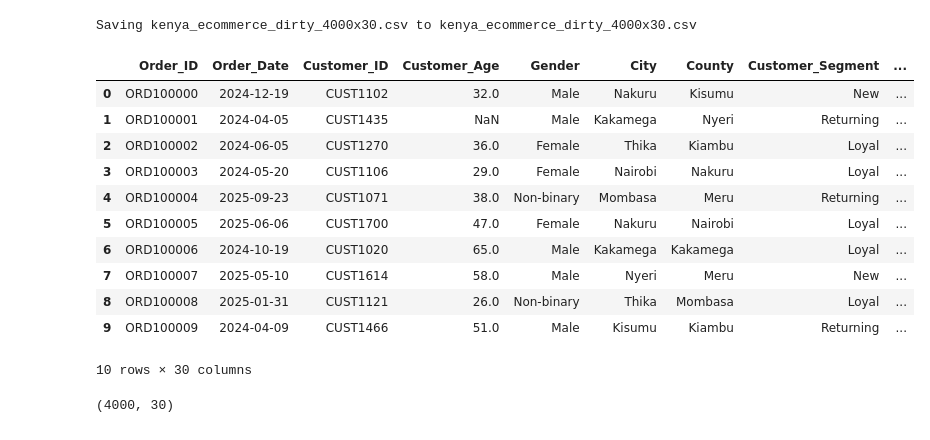
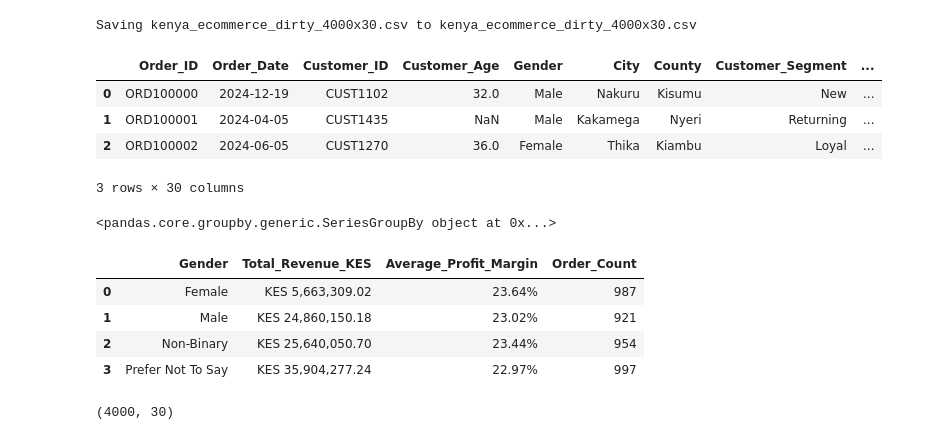
Before and after one commit to bungei53/matplotlib-sales-dashboard, a Jupyter notebook: Untitled4.ipynb, the cells around one changed output. Drawn from its saved outputs; the diff is of its cells as text; code cells hidden in the pictures.

```diff
--- a/Untitled4.ipynb
+++ b/Untitled4.ipynb
@@ -14,17 +14,10 @@ import matplotlib.pyplot as plt
 # %%
 df =pd.read_csv("kenya_ecommerce_dirty_4000x30.csv")
 # %%
-df.head(10)
+df.head(3)
 # %% [output]
 |  | Order_ID | Order_Date | Customer_ID | Customer_Age | Gender | City | County | Customer_Segment | ... |
 | 0 | ORD100000 | 2024-12-19 | CUST1102 | 32.0 | Male | Nakuru | Kisumu | New | ... |
 | 1 | ORD100001 | 2024-04-05 | CUST1435 | NaN | Male | Kakamega | Nyeri | Returning | ... |
 | 2 | ORD100002 | 2024-06-05 | CUST1270 | 36.0 | Female | Thika | Kiambu | Loyal | ... |
-| 3 | ORD100003 | 2024-05-20 | CUST1106 | 29.0 | Female | Nairobi | Nakuru | Loyal | ... |
-| 4 | ORD100004 | 2025-09-23 | CUST1071 | 38.0 | Non-binary | Mombasa | Meru | Returning | ... |
-| 5 | ORD100005 | 2025-06-06 | CUST1700 | 47.0 | Female | Nakuru | Nairobi | Loyal | ... |
-| 6 | ORD100006 | 2024-10-19 | CUST1020 | 65.0 | Male | Kakamega | Kakamega | Loyal | ... |
-| 7 | ORD100007 | 2025-05-10 | CUST1614 | 58.0 | Male | Nyeri | Meru | New | ... |
-| 8 | ORD100008 | 2025-01-31 | CUST1121 | 26.0 | Non-binary | Thika | Mombasa | Loyal | ... |
-| 9 | ORD100009 | 2024-04-09 | CUST1466 | 51.0 | Male | Kisumu | Kiambu | Returning | ... |
-10 rows × 30 columns
+3 rows × 30 columns
@@ -31,3 +26,28 @@ df.head(10)
+# %%
+revenue_by_gender
+# %% [output]
+<pandas.core.groupby.generic.SeriesGroupBy object at 0x...>
+# %%
+
+df['Gender'] = df['Gender'].str.title()
+
+
+gender_analysis = df.groupby('Gender').agg(
+    Total_Revenue_KES=('Total_Amount_KES', 'sum'),
+    Average_Profit_Margin=('Profit_Margin', 'mean'),
+    Order_Count=('Order_ID', 'count')
+).reset_index()
+
+gender_analysis['Total_Revenue_KES'] = gender_analysis['Total_Revenue_KES'].map('KES {:,.2f}'.format)
+gender_analysis['Average_Profit_Margin'] = gender_analysis['Average_Profit_Margin'].map('{:.2%}'.format)
+
+display(gender_analysis)
+# %% [output]
+|  | Gender | Total_Revenue_KES | Average_Profit_Margin | Order_Count |
+| 0 | Female | KES 5,663,309.02 | 23.64% | 987 |
+| 1 | Male | KES 24,860,150.18 | 23.02% | 921 |
+| 2 | Non-Binary | KES 25,640,050.70 | 23.44% | 954 |
+| 3 | Prefer Not To Say | KES 35,904,277.24 | 22.97% | 997 |
 # %%
 df.shape
 # %% [output]
```
Also changed, not shown: parts of 2 cells of this notebook.
